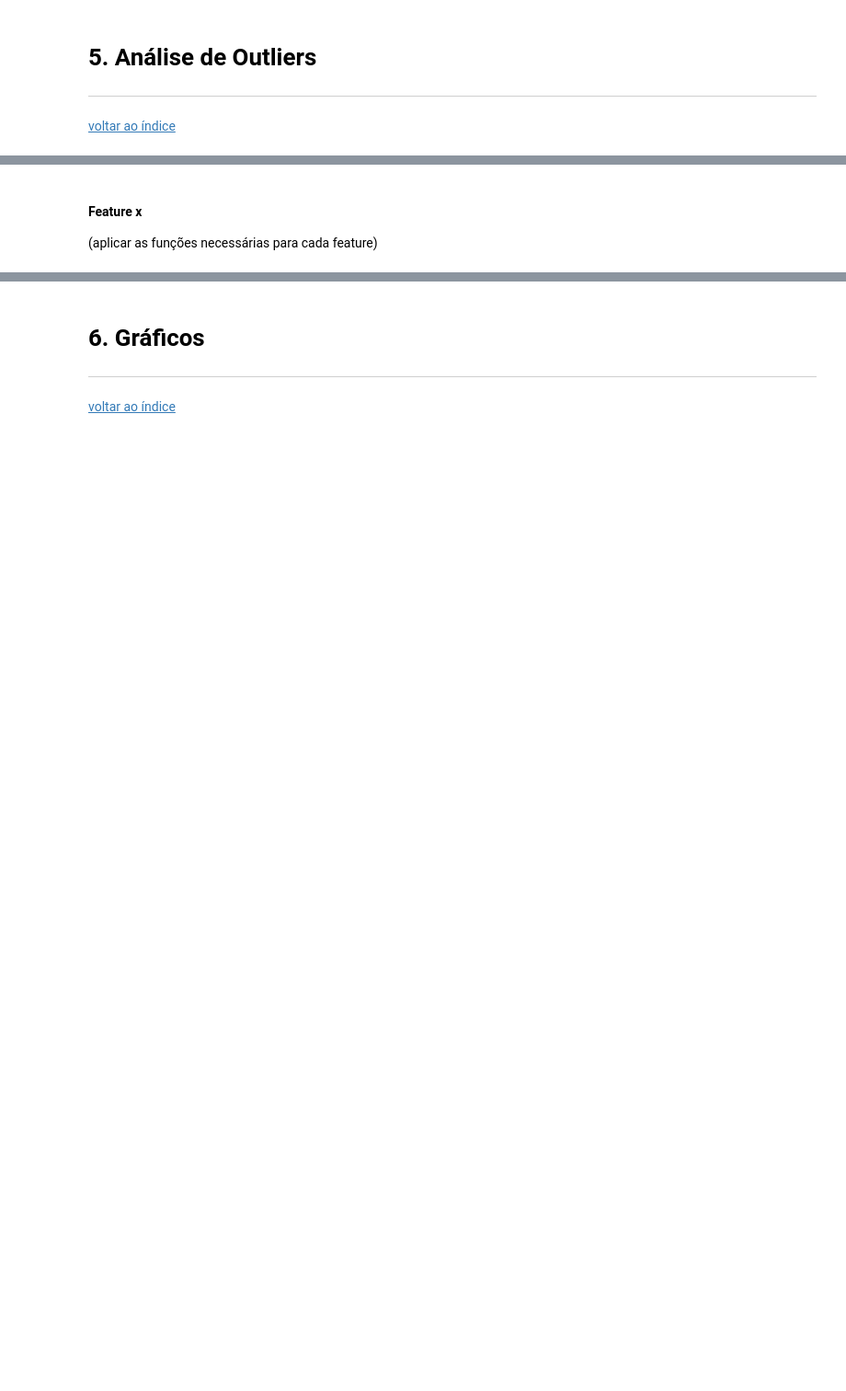
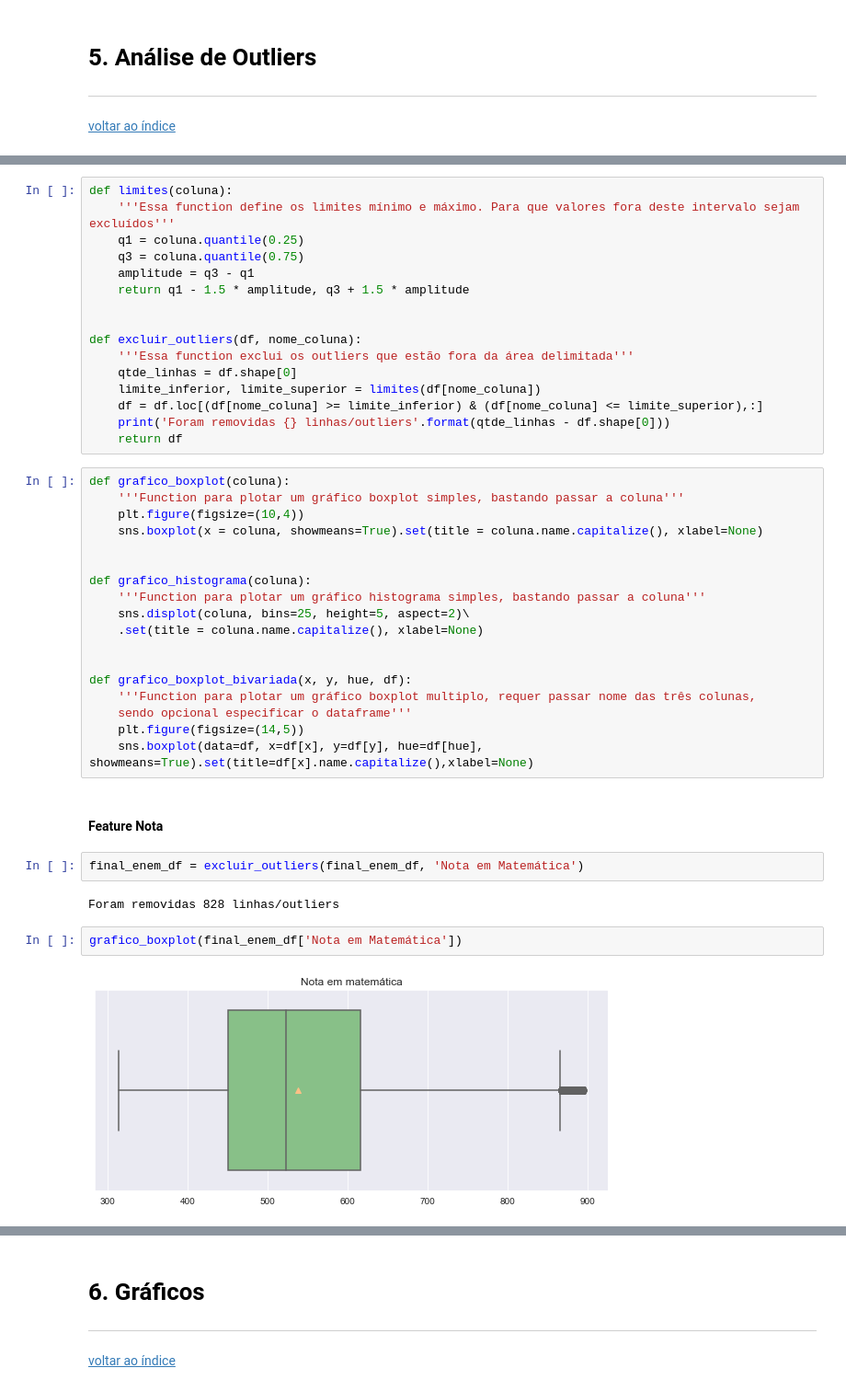
Before and after one commit to ihaveonesun/Projeto-Final-Semantix, a Jupyter notebook: projeto_final_enem.ipynb, the cells around one changed output, grey strips where cells are left out. Shown at 92% size. Cells and saved outputs as stored; diff of their text form; blank space fills up the shorter version.

```diff
--- a/projeto_final_enem.ipynb
+++ b/projeto_final_enem.ipynb
@@ -344,6 +419,47 @@ Para a exclusão de outliers, usarei como regra os valores abaixo de Q1 - 1.5 x
 * função de limites
 * função de exclusão
 * função de gráficos boxplot, histograma e boxplot bivariada
+# %%
+def limites(coluna):
+    '''Essa function define os limites mínimo e máximo. Para que valores fora deste intervalo sejam excluídos'''
+    q1 = coluna.quantile(0.25)
+    q3 = coluna.quantile(0.75)
+    amplitude = q3 - q1
+    return q1 - 1.5 * amplitude, q3 + 1.5 * amplitude
+
+
+def excluir_outliers(df, nome_coluna):
+    '''Essa function exclui os outliers que estão fora da área delimitada'''
+    qtde_linhas = df.shape[0]
+    limite_inferior, limite_superior = limites(df[nome_coluna])
+    df = df.loc[(df[nome_coluna] >= limite_inferior) & (df[nome_coluna] <= limite_superior),:]
+    print('Foram removidas {} linhas/outliers'.format(qtde_linhas - df.shape[0]))
+    return df
+# %%
+def grafico_boxplot(coluna):
+    '''Function para plotar um gráfico boxplot simples, bastando passar a coluna'''
+    plt.figure(figsize=(10,4))
+    sns.boxplot(x = coluna, showmeans=True).set(title = coluna.name.capitalize(), xlabel=None)
+
+
+def grafico_histograma(coluna):
+    '''Function para plotar um gráfico histograma simples, bastando passar a coluna'''
+    sns.displot(coluna, bins=25, height=5, aspect=2)\
+    .set(title = coluna.name.capitalize(), xlabel=None)
+
+
+def grafico_boxplot_bivariada(x, y, hue, df):
+    '''Function para plotar um gráfico boxplot multiplo, requer passar nome das três colunas,
+    sendo opcional especificar o dataframe'''
+    plt.figure(figsize=(14,5))
+    sns.boxplot(data=df, x=df[x], y=df[y], hue=df[hue], showmeans=True).set(title=df[x].name.capitalize(),xlabel=None)
 # %% [markdown]
-#### Feature x
-(aplicar as funções necessárias para cada feature)
+#### Feature Nota
+# %%
+final_enem_df = excluir_outliers(final_enem_df, 'Nota em Matemática')
+# %% [output]
+Foram removidas 828 linhas/outliers
+# %%
+grafico_boxplot(final_enem_df['Nota em Matemática'])
+# %% [output]
+[figure, added]
```
Also changed, not shown: parts of 45 cells of this notebook.
